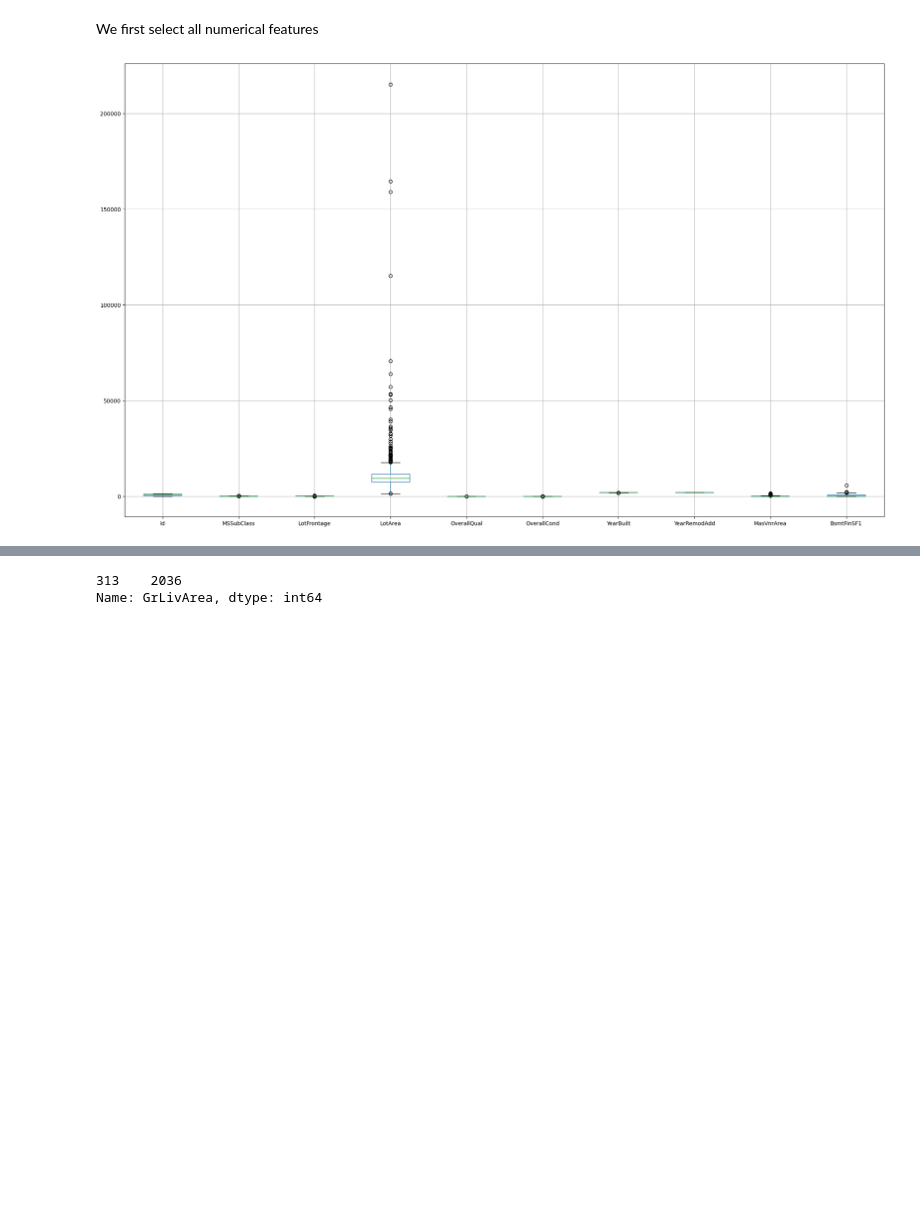
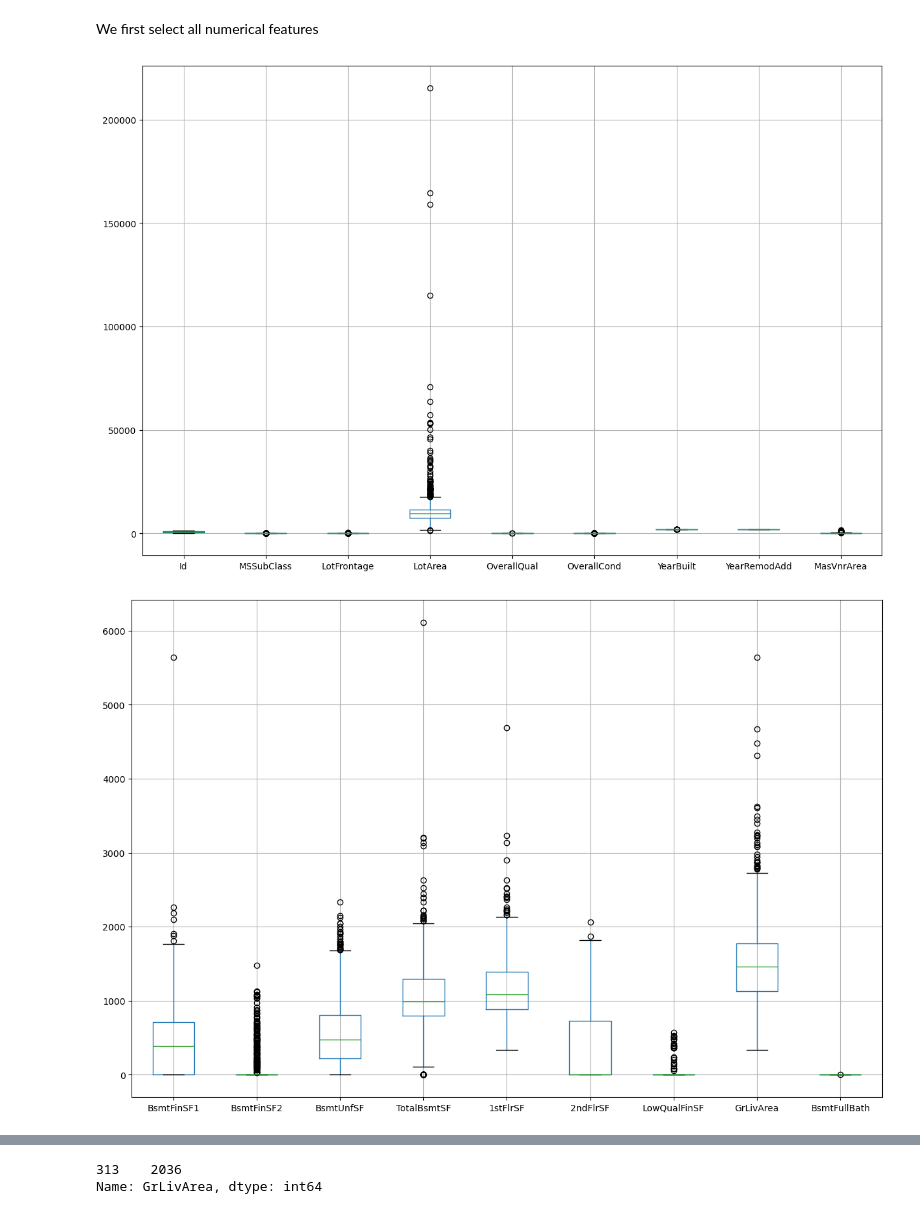
Before and after one commit to michaelbui99/mal-assignment-7, a Jupyter notebook: assignment_7.ipynb, the cells around one changed output, grey strips where cells are left out. Cells and saved outputs as stored; diff of their text form; code cells hidden in the pictures; blank space fills up the shorter version.

Commit message:
define method for plotting all columns in chunks

```diff
--- a/assignment_7.ipynb
+++ b/assignment_7.ipynb
@@ -250,9 +250,20 @@ The `Fence`, `MasVnrType`, `FireplaceQu` feature has missing values for the same
 We first select all numerical features
 # %%
 eda_numerical = eda.select_dtypes([float, int])
-# %%
-plt.figure(figsize=(25,15))
-eda_numerical[eda_numerical.columns.values[:10]].boxplot()
-plt.show()
-# %% [output]
-[figure, removed]
+# %%
+import math
+def boxplot_columns(df: pd.DataFrame, plots: int):
+    column_bins = np.array(list(map(lambda x: math.floor(x), np.linspace(0, len(df.columns.values), num=plots))))
+    prev = 0
+    curr = 0
+    for column_idx in column_bins[1:]:
+        curr = column_idx if curr == 0 else column_idx - 1
+        plt.figure(figsize=(15,10))
+        df[df.columns.values[prev:curr]].boxplot()
+        plt.show()
+        prev = curr
+# %%
+boxplot_columns(eda_numerical, 5)
+# %% [output]
+[figure, added]
+[figure, added]
```
Also changed, not shown: parts of 2 cells of this notebook.
